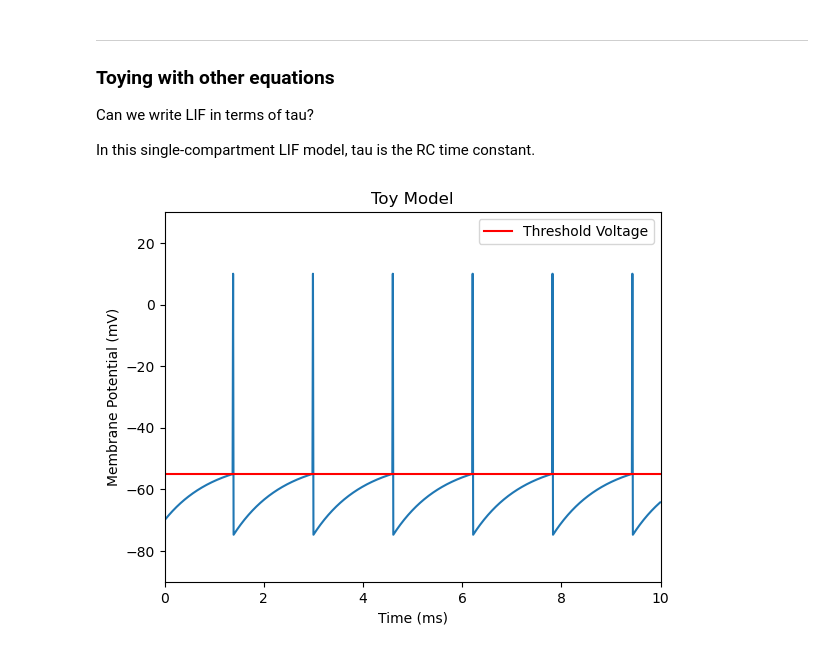
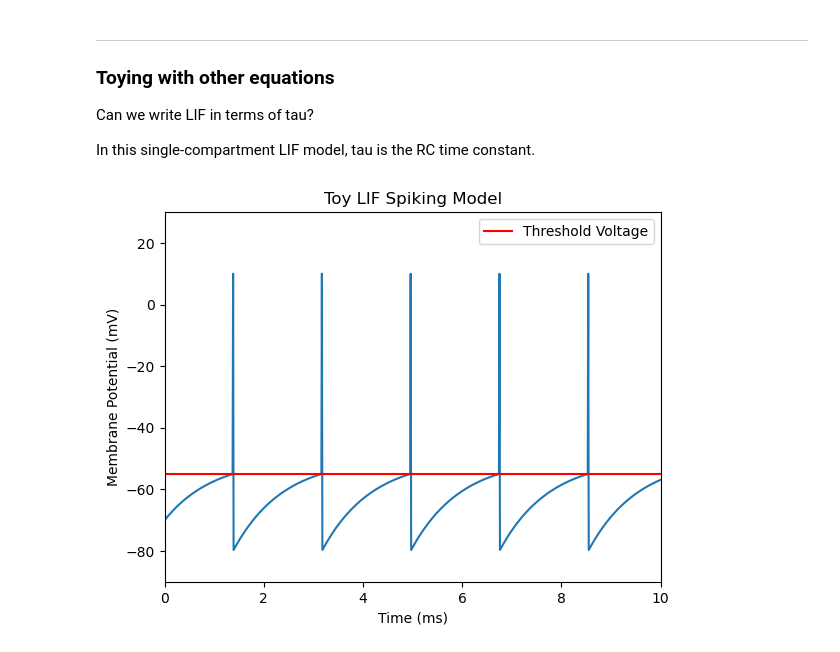
Before and after one commit to brittahn/CASMA665, a Jupyter notebook: Independent Work/09.05 INF.ipynb, the cells around one changed output. Drawn from its saved outputs; the diff is of its cells as text; code cells hidden in the pictures.

Commit message:
LIF Model

```diff
--- a/Independent Work/09.05 INF.ipynb
+++ b/Independent Work/09.05 INF.ipynb
@@ -124,18 +126,20 @@ import matplotlib.pyplot as plt
 C=1.0                   # capcitance
 I=1.0                   # current
 dt=0.01                 # time step (s)
-Vth=-50                 # threshold voltage
-Vreset=-70              # reset voltage
-gL=1
-EL=-70
+Vth=-69.5               # threshold voltage
+Vreset=-80              # reset voltage
+gL=1                    # leak conductance
+EL=-70                  # leak equilibrium
 V = np.zeros([1000,1])  # initialize voltage array; 1000 rows, 1 col
 V[0]=-70                # initial val of V
+Vap=20                  # make it spike if past Vth ??
 
 # Create voltage array with LIF model equation
 for i in range(0,999):
     V[i+1] = (-gL*(V[i]-EL) + I)*(dt/C) + V[i]
-    if V[i+1]>Vth:      # reset voltage if above threshold
-        V[i+1]=Vreset
+    if V[i+1]>=Vth:      # if voltage surpasses threshold, then spike and reset voltage.
+        V[i]=Vap         # spike ??
+        V[i+1]=Vreset    # reset voltage
 
 t = np.arange(0, len(V))*dt  # arr of times
 
@@ -171,38 +175,38 @@ Returns:
 def f(V, t) : return (I - V) / tau
 
 # Define constants
-I = -50                 # injected current
-tau = 1               # time constant
+I = -50               # injected current
+tau = 1               # RC time constant
 V = -70               # initial condition (mV)
 Vrest = -70           # resting potential (mV)
 Vth = -55             # threshold voltage (mV)
 Vap = 10              # action potential voltage (mv)
 refrac = 5            # length of refractory period (ms)
 dt = 0.01             # integration timestep size (ms)
 t_sim = 10            # length time of simulation (10ms)
 v_values = []         # initialize voltage array
 
 # Create an array of times. Represents Time (ms) on x-axis
 # Note: When plotting, v_values.size == time_values.size
 time_values = np.arange(0, t_sim, dt)
 
 for t in time_values:
   if V >= Vth:             # if voltage >= threshold voltage, then spike and reset voltage
     v_values.append(Vap)   # spike
-    V = -75                # reset
+    V = Vreset                # reset
   else:                    # otherwise, append voltage to voltage array
     v_values.append(V)
   V = V + dt*f(V, t)       # increment voltage by calling LIF function
 
 # Plot
 plt.plot(time_values, v_values)
-plt.title("Toy Spiking Model")
+plt.title("Toy LIF Spiking Model")
 plt.xlabel("Time (ms)")
 plt.ylabel("Membrane Potential (mV)")
 plt.axhline(y = Vth, color = 'r', linestyle = '-', label='Threshold Voltage') # threshold voltage
 legend = plt.legend(loc='upper right')
 plt.xlim(0, t_sim)
 plt.ylim(Vrest + (-20), Vap + 20)
 plt.show()
 # %% [output]
-[figure, old version]
+[figure, new version]
```
Also changed, not shown: parts of 2 cells of this notebook.
